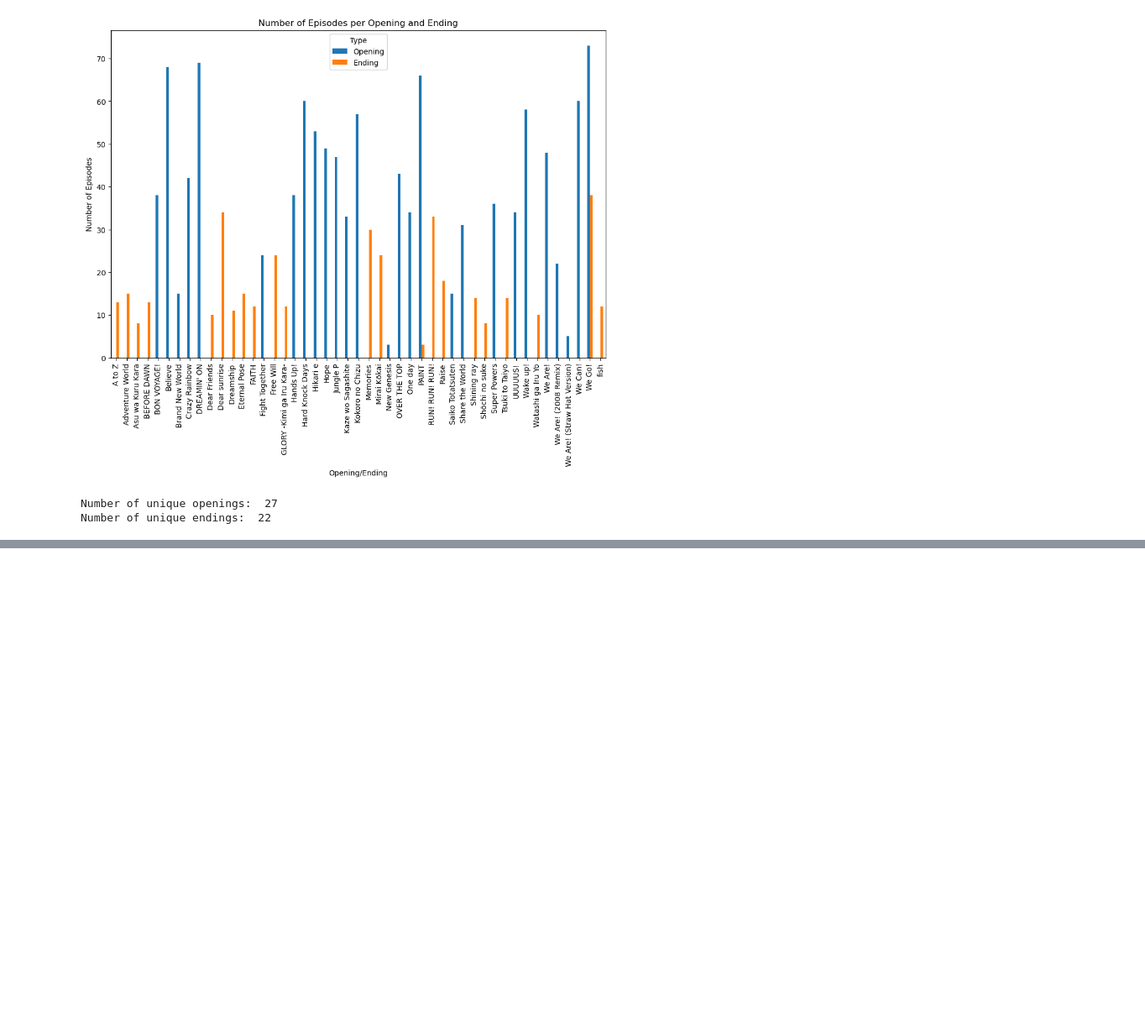
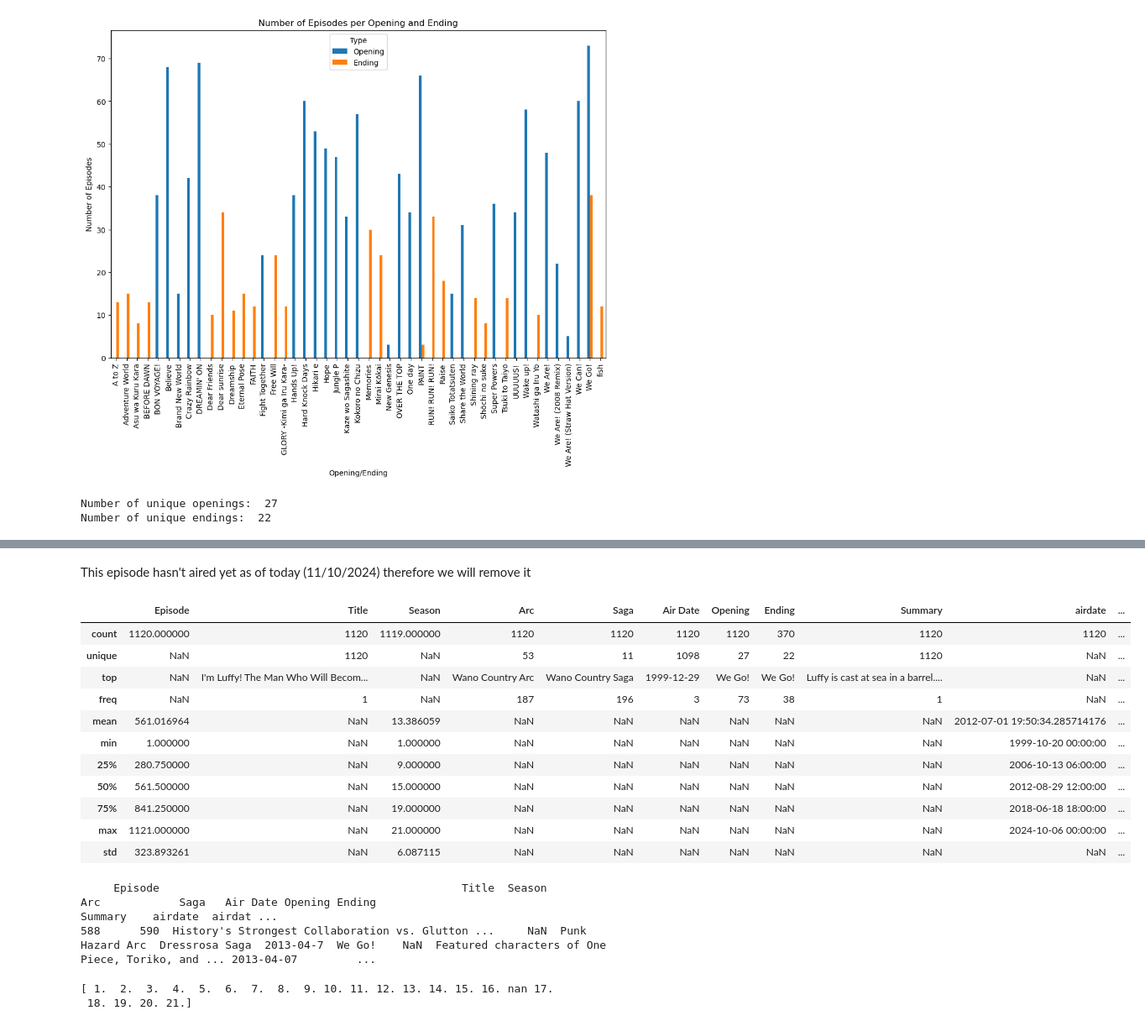
Before and after one commit to Tonevanda/PRI, a Jupyter notebook: src/data.ipynb, the cells around one changed output, grey strips where cells are left out. Shown at 84% size. Drawn from its saved outputs; the diff is of its cells as text; code cells hidden in the pictures; blank space fills up the shorter version.

```diff
--- a/src/data.ipynb
+++ b/src/data.ipynb
@@ -142,0 +187,29 @@ Number of unique endings:  22
+# %% [markdown]
+This episode hasn't aired yet as of today (11/10/2024) therefore we will remove it
+# %%
+df = df.dropna(subset=['Summary'])
+df.describe(include='all')
+# %% [output]
+|  | Episode | Title | Season | Arc | Saga | Air Date | Opening | Ending | Summary | airdate | ... |
+| count | 1120.000000 | 1120 | 1119.000000 | 1120 | 1120 | 1120 | 1120 | 370 | 1120 | 1120 | ... |
+| unique | NaN | 1120 | NaN | 53 | 11 | 1098 | 27 | 22 | 1120 | NaN | ... |
+| top | NaN | I'm Luffy! The Man Who Will Becom... | NaN | Wano Country Arc | Wano Country Saga | 1999-12-29 | We Go! | We Go! | Luffy is cast at sea in a barrel.... | NaN | ... |
+| freq | NaN | 1 | NaN | 187 | 196 | 3 | 73 | 38 | 1 | NaN | ... |
+| mean | 561.016964 | NaN | 13.386059 | NaN | NaN | NaN | NaN | NaN | NaN | 2012-07-01 19:50:34.285714176 | ... |
+| min | 1.000000 | NaN | 1.000000 | NaN | NaN | NaN | NaN | NaN | NaN | 1999-10-20 00:00:00 | ... |
+| 25% | 280.750000 | NaN | 9.000000 | NaN | NaN | NaN | NaN | NaN | NaN | 2006-10-13 06:00:00 | ... |
+| 50% | 561.500000 | NaN | 15.000000 | NaN | NaN | NaN | NaN | NaN | NaN | 2012-08-29 12:00:00 | ... |
+| 75% | 841.250000 | NaN | 19.000000 | NaN | NaN | NaN | NaN | NaN | NaN | 2018-06-18 18:00:00 | ... |
+| max | 1121.000000 | NaN | 21.000000 | NaN | NaN | NaN | NaN | NaN | NaN | 2024-10-06 00:00:00 | ... |
+| std | 323.893261 | NaN | 6.087115 | NaN | NaN | NaN | NaN | NaN | NaN | NaN | ... |
+# %%
+missing_season = df['Season'].isna()
+print(df[missing_season])
+# %% [output]
+     Episode                                              Title  Season              Arc            Saga   Air Date Opening Ending                                            Summary    airdate  airdat ...
+588      590  History's Strongest Collaboration vs. Glutton ...     NaN  Punk Hazard Arc  Dressrosa Saga  2013-04-7  We Go!    NaN  Featured characters of One Piece, Toriko, and ... 2013-04-07         ...
+# %%
+print(df['Season'].unique())
+# %% [output]
+[ 1.  2.  3.  4.  5.  6.  7.  8.  9. 10. 11. 12. 13. 14. 15. 16. nan 17.
+ 18. 19. 20. 21.]
```
Also changed, not shown: parts of 5 cells of this notebook, 1 other file.
